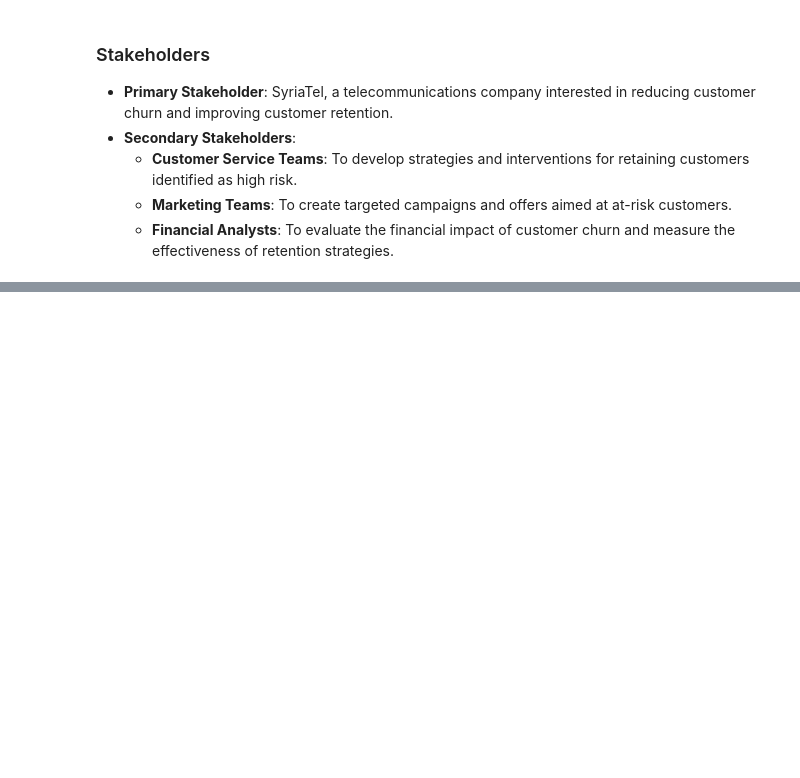
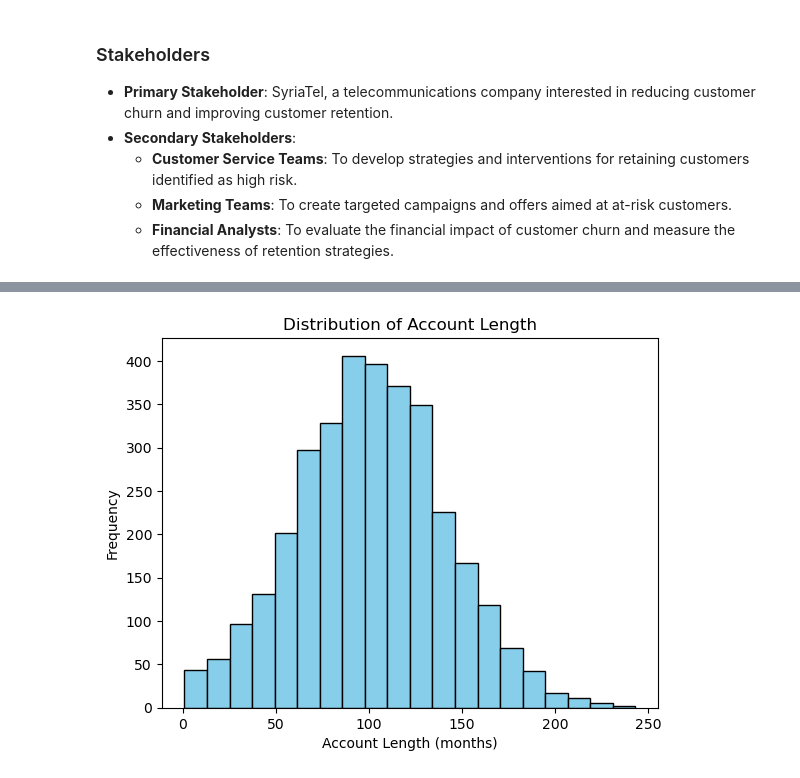
Before and after one commit to AngelaKalelwa/syriatel-customer-churn, a Jupyter notebook: notebook.ipynb, the cells around one changed output, grey strips where cells are left out. Cells and saved outputs as stored; diff of their text form; code cells hidden in the pictures; blank space fills up the shorter version.

```diff
--- a/notebook.ipynb
+++ b/notebook.ipynb
@@ -21,0 +160,10 @@ Churn prediction is crucial for the company to implement retention strategies an
+# %%
+# Plot for the Distribution of Account Length(key feature)
+
+plt.hist(df['account length'], bins=20, color='skyblue', edgecolor='black')
+plt.title('Distribution of Account Length')
+plt.xlabel('Account Length (months)')
+plt.ylabel('Frequency')
+plt.show()
+# %% [output]
+[figure, added]
```
Also changed, not shown: parts of 15 cells of this notebook.
